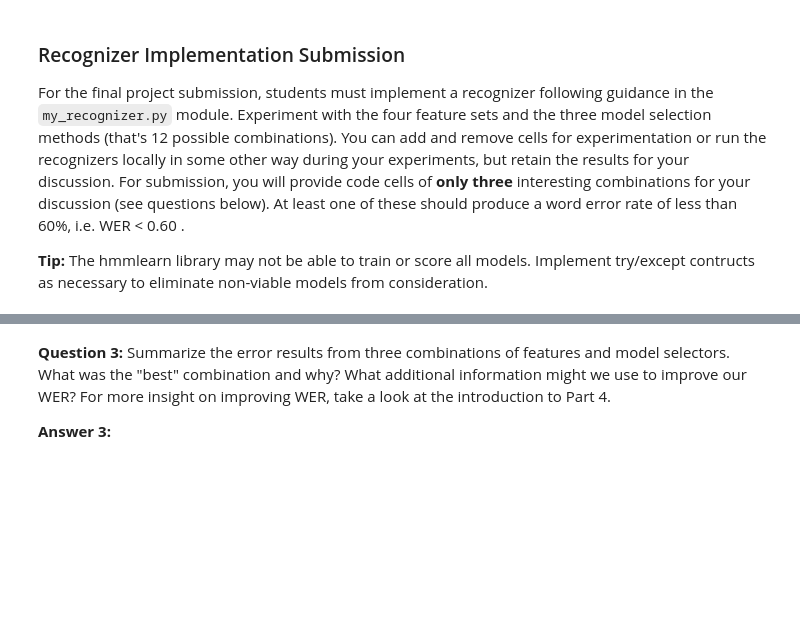
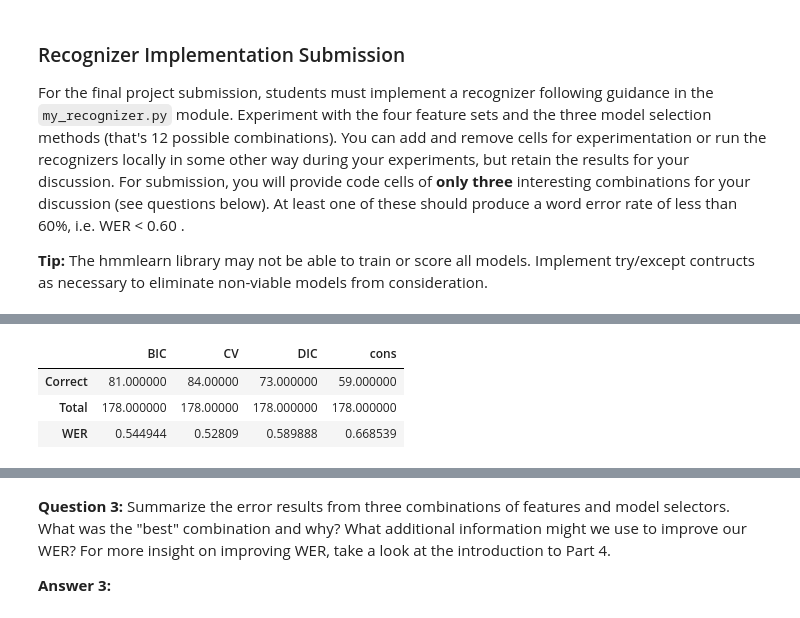
Before and after one commit to Liam-F/SignLgRecognizer, a Jupyter notebook: notebooks/asl_recognizer.ipynb, the cells around one changed output, grey strips where cells are left out. Drawn from its saved outputs; the diff is of its cells as text; code cells hidden in the pictures; blank space fills up the shorter version.

```diff
--- a/notebooks/asl_recognizer.ipynb
+++ b/notebooks/asl_recognizer.ipynb
@@ -651,0 +694,7 @@ show_errors(guesses, test_set)
+# %%
+pd.DataFrame(d_ground)
+# %% [output]
+|  | BIC | CV | DIC | cons |
+| Correct | 81.000000 | 84.00000 | 73.000000 | 59.000000 |
+| Total | 178.000000 | 178.00000 | 178.000000 | 178.000000 |
+| WER | 0.544944 | 0.52809 | 0.589888 | 0.668539 |
```
Also changed, not shown: parts of 23 cells of this notebook, 5 other files.
